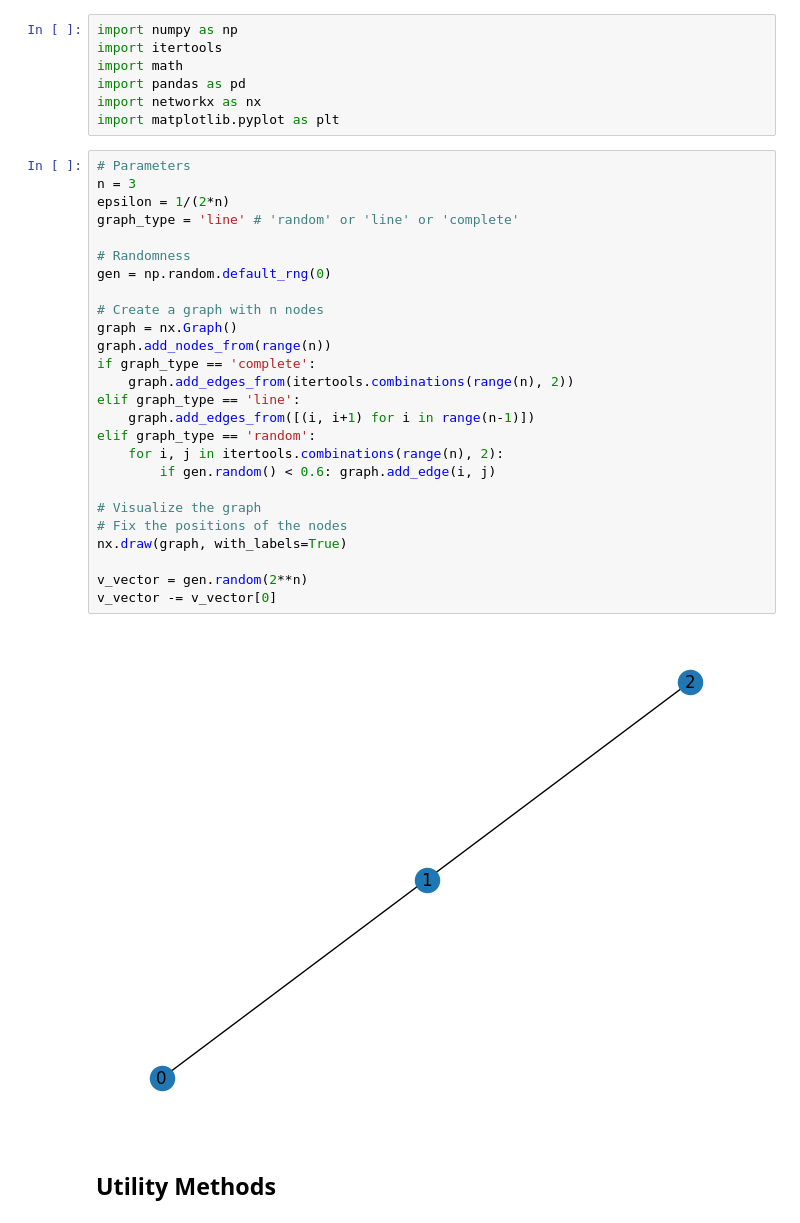
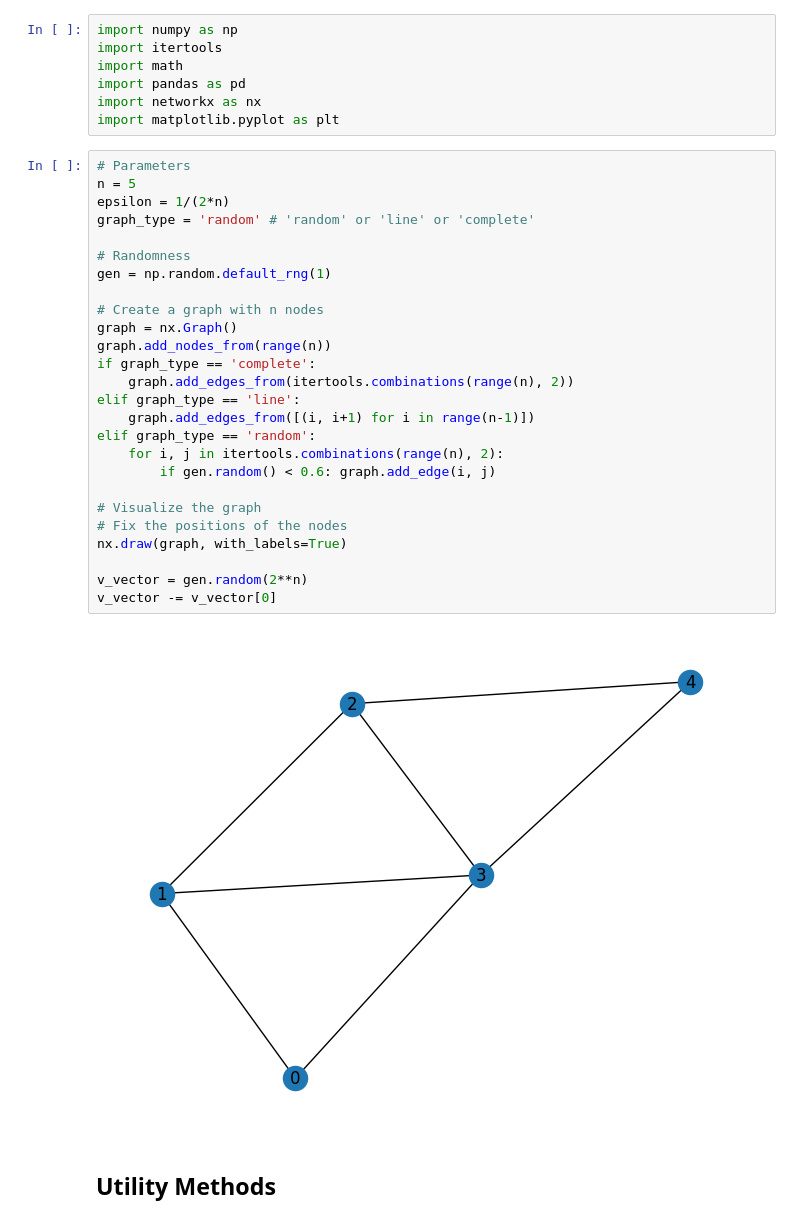
Before and after one commit to yaakitori/leverageshap_test, a Jupyter notebook: hn_values.ipynb, the cells around one changed output. Drawn from its saved outputs; the diff is of its cells as text.

```diff
--- a/hn_values.ipynb
+++ b/hn_values.ipynb
@@ -9,32 +9,32 @@ import networkx as nx
 import matplotlib.pyplot as plt
 # %%
 # Parameters
-n = 3
+n = 5
 epsilon = 1/(2*n)
-graph_type = 'line' # 'random' or 'line' or 'complete'
+graph_type = 'random' # 'random' or 'line' or 'complete'
 
 # Randomness
-gen = np.random.default_rng(0)
+gen = np.random.default_rng(1)
 
 # Create a graph with n nodes
 graph = nx.Graph()
 graph.add_nodes_from(range(n))
 if graph_type == 'complete':
     graph.add_edges_from(itertools.combinations(range(n), 2))
 elif graph_type == 'line':
     graph.add_edges_from([(i, i+1) for i in range(n-1)])
 elif graph_type == 'random':
     for i, j in itertools.combinations(range(n), 2):
         if gen.random() < 0.6: graph.add_edge(i, j)
 
 # Visualize the graph
 # Fix the positions of the nodes
 nx.draw(graph, with_labels=True)
 
 v_vector = gen.random(2**n)
 v_vector -= v_vector[0]
 # %% [output]
-[figure, old version]
+[figure, new version]
 # %% [markdown]
 ## Utility Methods
 # %%
```
Also changed, not shown: parts of 13 cells of this notebook.
